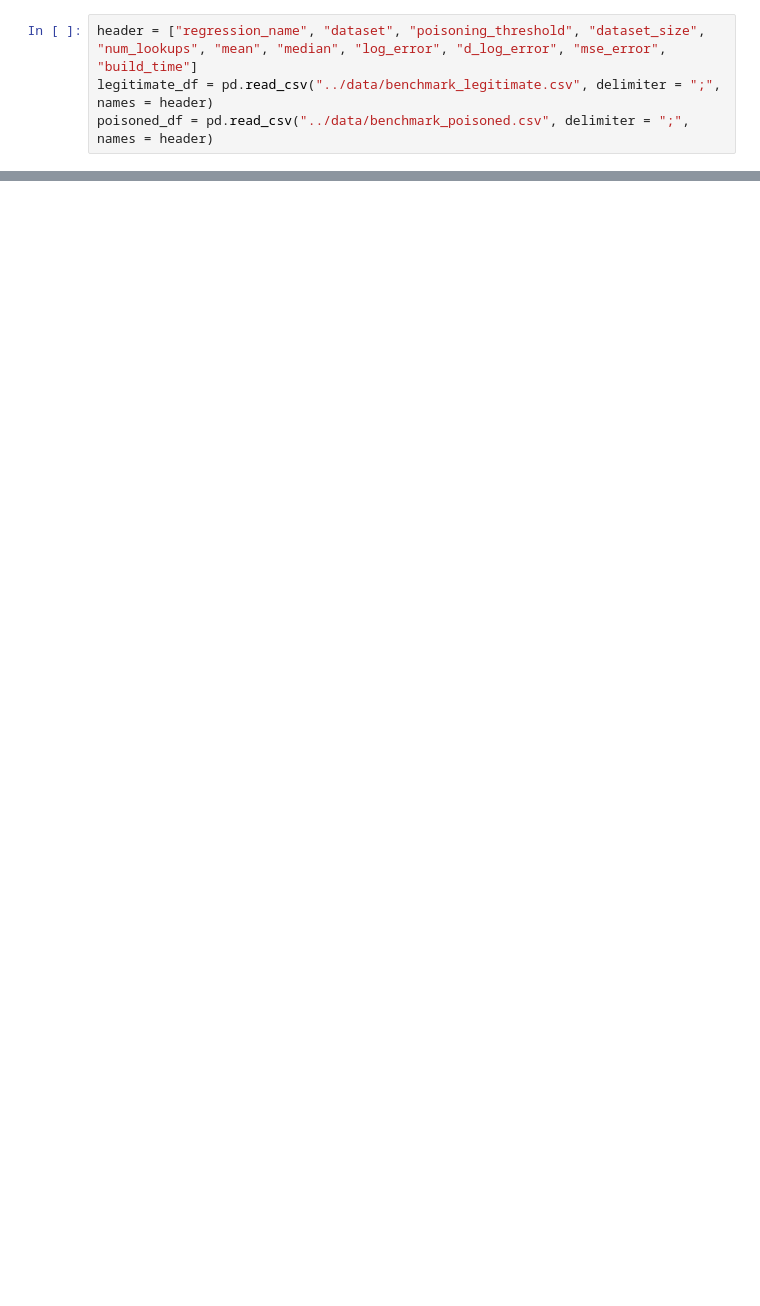
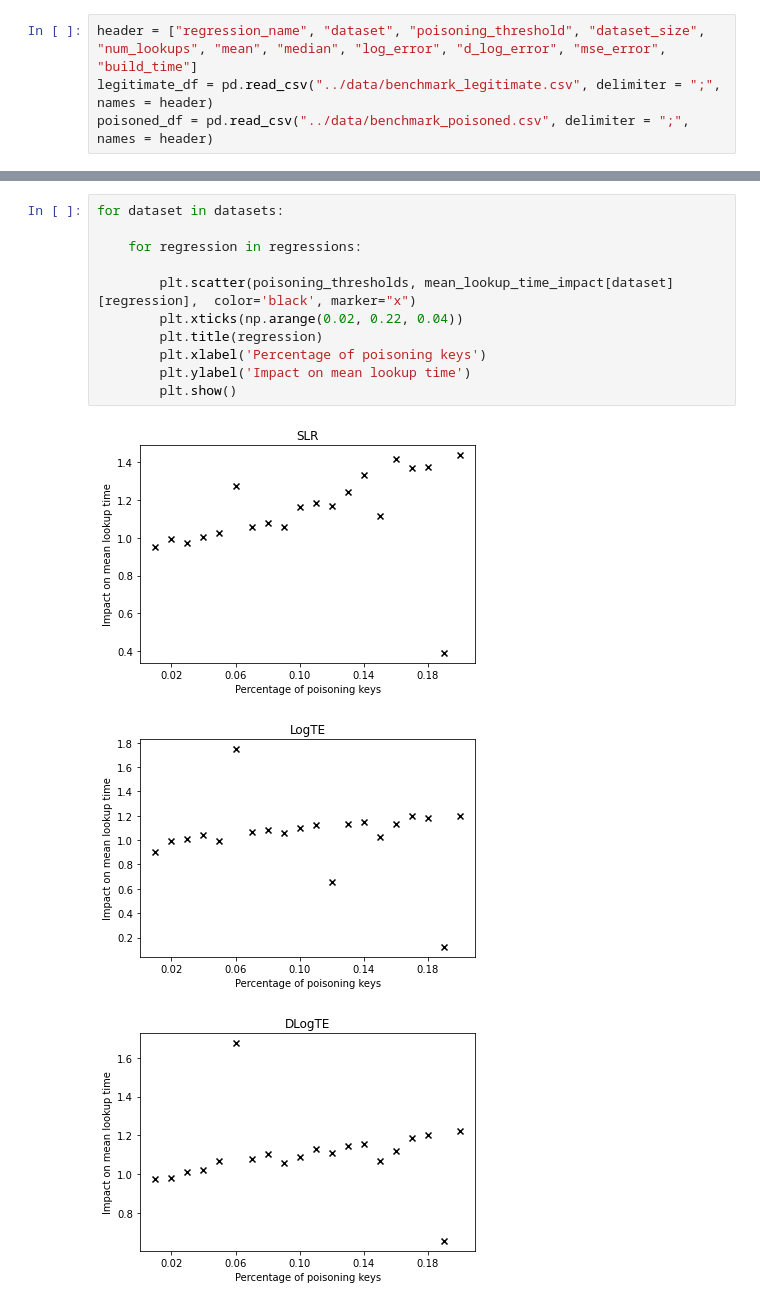
Before and after one commit to Bachfischer/poisoning-learned-indexes, a Jupyter notebook: src/data-visualization.ipynb, the cells around one changed output, grey strips where cells are left out. Drawn from its saved outputs; the diff is of its cells as text; blank space fills up the shorter version.

```diff
--- a/src/data-visualization.ipynb
+++ b/src/data-visualization.ipynb
@@ -87,0 +80,15 @@ for dataset in datasets:
+# %%
+for dataset in datasets:
+
+    for regression in regressions:
+
+        plt.scatter(poisoning_thresholds, mean_lookup_time_impact[dataset][regression],  color='black', marker="x")
+        plt.xticks(np.arange(0.02, 0.22, 0.04))
+        plt.title(regression)
+        plt.xlabel('Percentage of poisoning keys')
+        plt.ylabel('Impact on mean lookup time')
+        plt.show()
+# %% [output]
+[figure, added]
+[figure, added]
+[figure, added]
```
Also changed, not shown: parts of 9 cells of this notebook.
